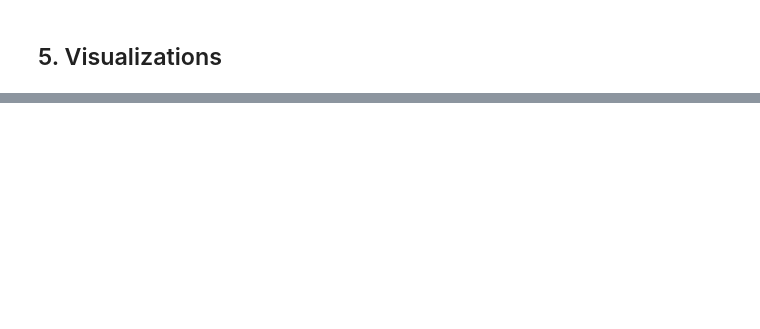
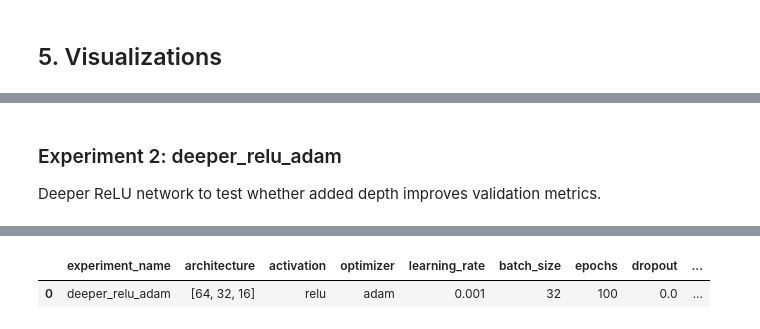
Before and after one commit to TomasTisovsky/NSIETE-Projekt, a Jupyter notebook: notebooks/training_and_experiments.ipynb, the cells around one changed output, grey strips where cells are left out. Cells and saved outputs as stored; diff of their text form; code cells hidden in the pictures; blank space fills up the shorter version.

```diff
--- a/notebooks/training_and_experiments.ipynb
+++ b/notebooks/training_and_experiments.ipynb
@@ -179,0 +201,17 @@ baseline_relu_adam   | val_f1=0.9075 | test_f1=0.9044
+# %% [markdown]
+### Experiment 2: deeper_relu_adam
+
+Deeper ReLU network to test whether added depth improves validation metrics.
+# %%
+config = {
+    "name": "deeper_relu_adam",
+    "hidden_layers": [64, 32, 16],
+    "activation": "relu",
+    "optimizer": "adam",
+    "learning_rate": 1e-3,
+    "batch_size": 32,
+    "epochs": 100,
+    "dropout": 0.0,
+}
+run_and_show(config)
+# %% [output]
@@ -179,0 +224,2 @@ baseline_relu_adam   | val_f1=0.9075 | test_f1=0.9044
+|  | experiment_name | architecture | activation | optimizer | learning_rate | batch_size | epochs | dropout | ... |
+| 0 | deeper_relu_adam | [64, 32, 16] | relu | adam | 0.001 | 32 | 100 | 0.0 | ... |
```
Also changed, not shown: parts of 26 cells of this notebook, 2 other files.
